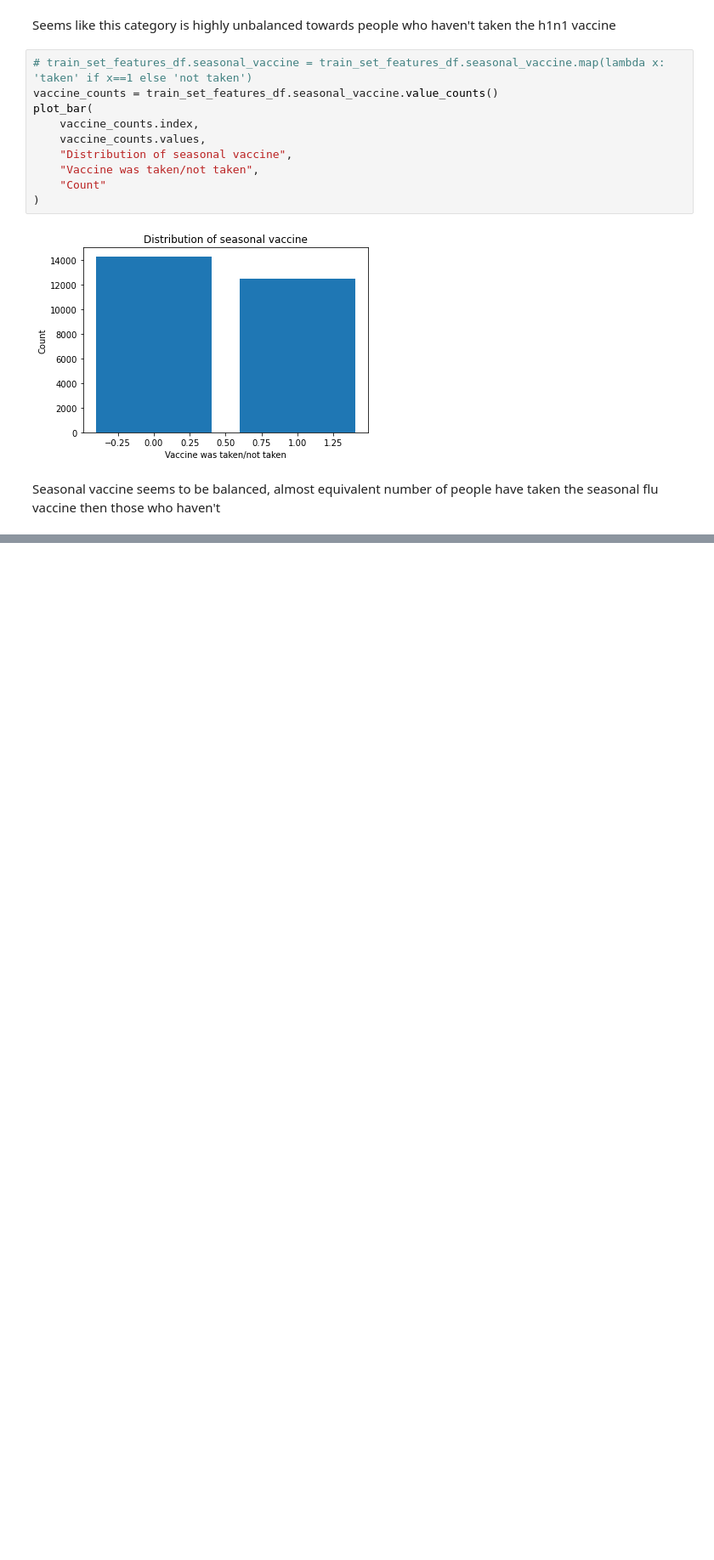
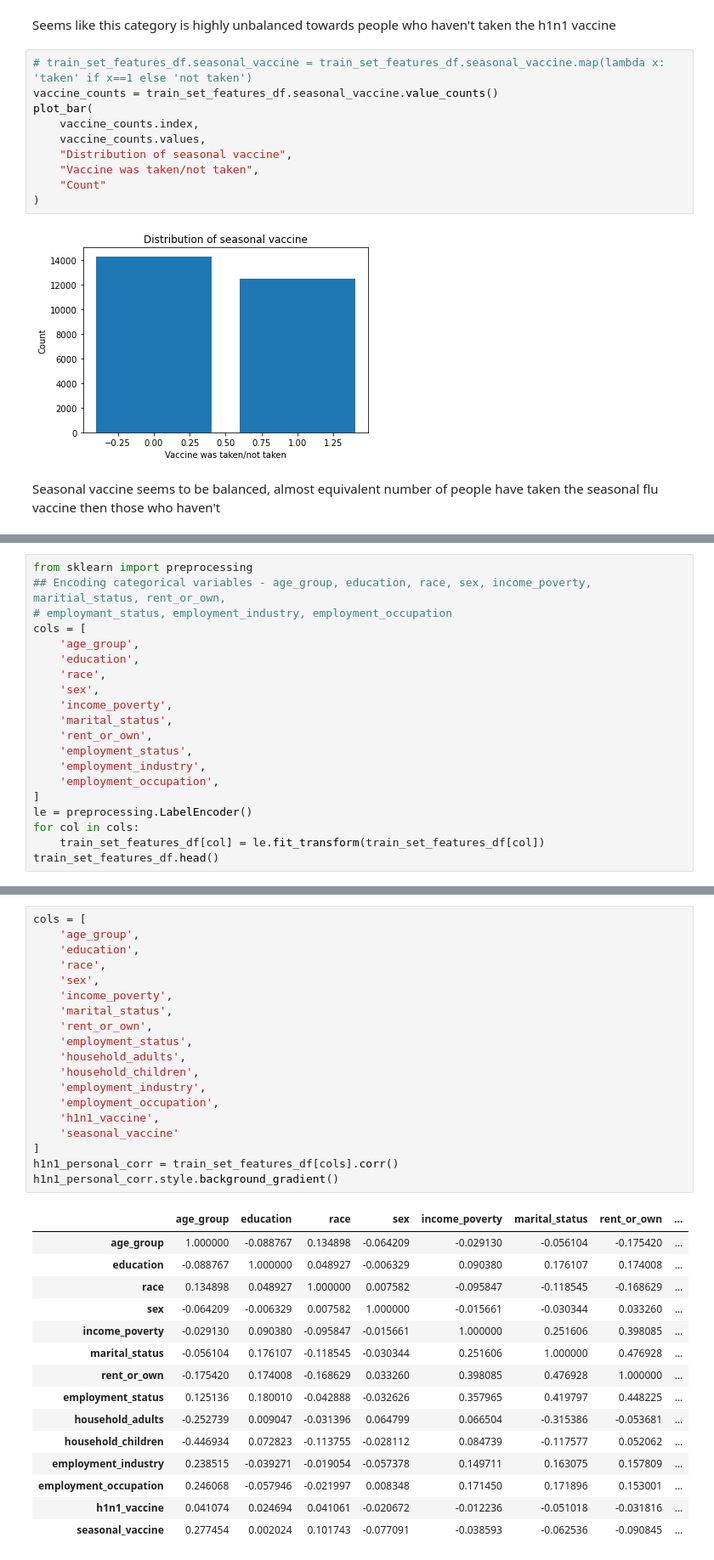
Before and after one commit to prithviraj-maurya/Flu-Shot-Learning-ML, a Jupyter notebook: Project-flu-vaccine-eda.ipynb, the cells around one changed output, grey strips where cells are left out. Shown at 85% size. Saved outputs shown, nothing was run; the diff lists cells and outputs as text; blank space fills up the shorter version.

```diff
--- a/Project-flu-vaccine-eda.ipynb
+++ b/Project-flu-vaccine-eda.ipynb
@@ -586,0 +716,20 @@ h1n1_corr_related.style.background_gradient(cmap='coolwarm')
+# %%
+from sklearn import preprocessing
+## Encoding categorical variables - age_group, education, race, sex, income_poverty, maritial_status, rent_or_own,
+# employmant_status, employment_industry, employment_occupation
+cols = [
+    'age_group',
+    'education',
+    'race',
+    'sex',
+    'income_poverty',
+    'marital_status',
+    'rent_or_own',
+    'employment_status',
+    'employment_industry',
+    'employment_occupation',
+]
+le = preprocessing.LabelEncoder()
+for col in cols:
+    train_set_features_df[col] = le.fit_transform(train_set_features_df[col])
+train_set_features_df.head()
@@ -586,0 +744,35 @@ h1n1_corr_related.style.background_gradient(cmap='coolwarm')
+# %%
+cols = [
+    'age_group',
+    'education',
+    'race',
+    'sex',
+    'income_poverty',
+    'marital_status',
+    'rent_or_own',
+    'employment_status',
+    'household_adults',
+    'household_children',
+    'employment_industry',
+    'employment_occupation',
+    'h1n1_vaccine',
+    'seasonal_vaccine'
+]
+h1n1_personal_corr = train_set_features_df[cols].corr()
+h1n1_personal_corr.style.background_gradient()
+# %% [output]
+|  | age_group | education | race | sex | income_poverty | marital_status | rent_or_own | ... |
+| age_group | 1.000000 | -0.088767 | 0.134898 | -0.064209 | -0.029130 | -0.056104 | -0.175420 | ... |
+| education | -0.088767 | 1.000000 | 0.048927 | -0.006329 | 0.090380 | 0.176107 | 0.174008 | ... |
+| race | 0.134898 | 0.048927 | 1.000000 | 0.007582 | -0.095847 | -0.118545 | -0.168629 | ... |
+| sex | -0.064209 | -0.006329 | 0.007582 | 1.000000 | -0.015661 | -0.030344 | 0.033260 | ... |
+| income_poverty | -0.029130 | 0.090380 | -0.095847 | -0.015661 | 1.000000 | 0.251606 | 0.398085 | ... |
+| marital_status | -0.056104 | 0.176107 | -0.118545 | -0.030344 | 0.251606 | 1.000000 | 0.476928 | ... |
+| rent_or_own | -0.175420 | 0.174008 | -0.168629 | 0.033260 | 0.398085 | 0.476928 | 1.000000 | ... |
+| employment_status | 0.125136 | 0.180010 | -0.042888 | -0.032626 | 0.357965 | 0.419797 | 0.448225 | ... |
+| household_adults | -0.252739 | 0.009047 | -0.031396 | 0.064799 | 0.066504 | -0.315386 | -0.053681 | ... |
+| household_children | -0.446934 | 0.072823 | -0.113755 | -0.028112 | 0.084739 | -0.117577 | 0.052062 | ... |
+| employment_industry | 0.238515 | -0.039271 | -0.019054 | -0.057378 | 0.149711 | 0.163075 | 0.157809 | ... |
+| employment_occupation | 0.246068 | -0.057946 | -0.021997 | 0.008348 | 0.171450 | 0.171896 | 0.153001 | ... |
+| h1n1_vaccine | 0.041074 | 0.024694 | 0.041061 | -0.020672 | -0.012236 | -0.051018 | -0.031816 | ... |
+| seasonal_vaccine | 0.277454 | 0.002024 | 0.101743 | -0.077091 | -0.038593 | -0.062536 | -0.090845 | ... |
```
Also changed, not shown: parts of 18 cells of this notebook, 1 other file.
